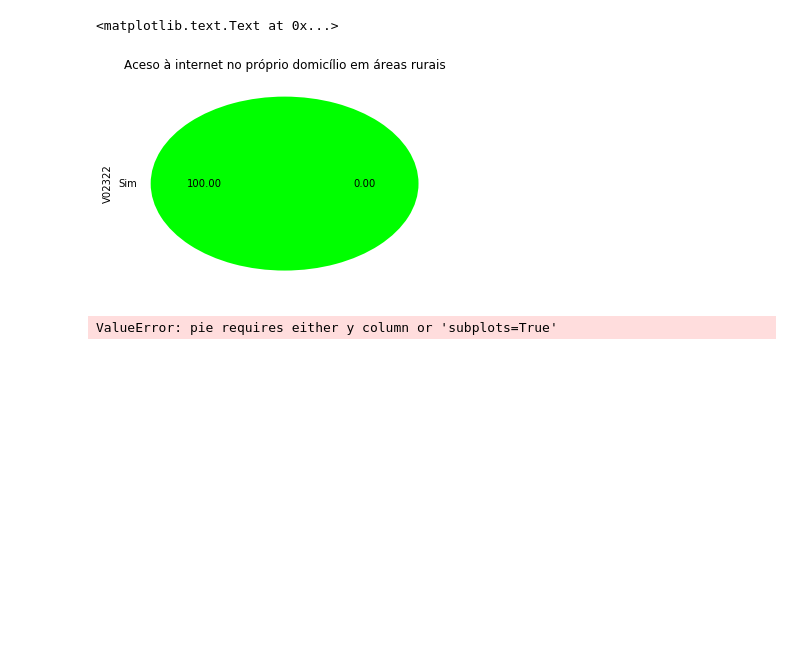
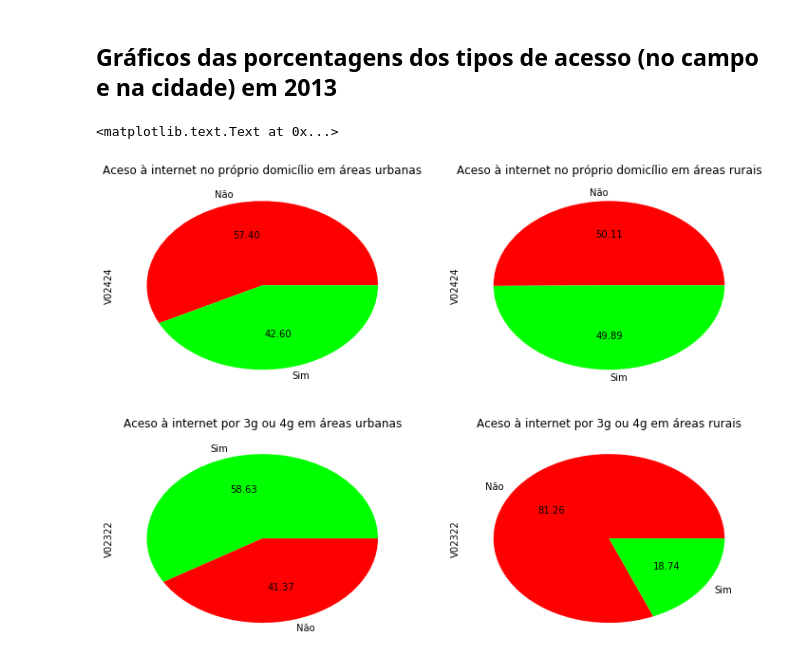
Before and after one commit to ehrhardt98/CD, a Jupyter notebook: Projeto1.ipynb, the cells around one changed output. Saved outputs shown, nothing was run; the diff lists cells and outputs as text; code cells hidden in the pictures; blank space fills up the shorter version.

```diff
--- a/Projeto1.ipynb
+++ b/Projeto1.ipynb
@@ -156,6 +18,0 @@ plt.title("Aceso à internet no próprio domicílio em áreas urbanas")
-# %%
-internet_fixa2.plot(kind='pie', colors=('lime','red'), autopct="%0.2f", legend=False)
-plt.title("Aceso à internet no próprio domicílio em áreas rurais")
-# %% [output]
-<matplotlib.text.Text at 0x...>
-[figure, removed]
@@ -164,4 +18,0 @@ cross = pd.crosstab(internet_fixaUrb, internet_fixaRur, rownames=["internet_fixa
-# %%
-cross.plot(kind='pie', colors=('lime','red'), autopct='%.2f', legend=False)
-# %% [output]
-ValueError: pie requires either y column or 'subplots=True'
@@ -167,0 +125,13 @@ ValueError: pie requires either y column or 'subplots=True'
+# %% [markdown]
+## Gráficos das porcentagens dos tipos de acesso (no campo e na cidade) em 2013
+# %%
+fig,axes = plt.subplots(2,2)
+
+#plotagem dos gráficos de % dos diferentes acessos a internet no campo e na cidade
+internet_movel113.plot(kind='pie',ax=axes[0,0],figsize=(12,9), colors=('red','lime'), autopct="%0.2f");axes[0,0].set_title("Aceso à internet no próprio domicílio em áreas urbanas")
+internet_movel213.plot(kind='pie',ax=axes[0,1],figsize=(12,9), colors=('red','lime'), autopct="%0.2f");axes[0,1].set_title("Aceso à internet no próprio domicílio em áreas rurais")
+internet_fixa113.plot(kind='pie',ax=axes[1,0],figsize=(12,9), colors=('lime','red'), autopct="%0.2f");axes[1,0].set_title("Aceso à internet por 3g ou 4g em áreas urbanas")
+internet_fixa213.plot(kind='pie',ax=axes[1,1],figsize=(12,9), colors=('red','lime'), autopct="%0.2f");axes[1,1].set_title("Aceso à internet por 3g ou 4g em áreas rurais")
+# %% [output]
+<matplotlib.text.Text at 0x...>
+[figure, added]
```
Also changed, not shown: parts of 24 cells of this notebook, 3 other files.
